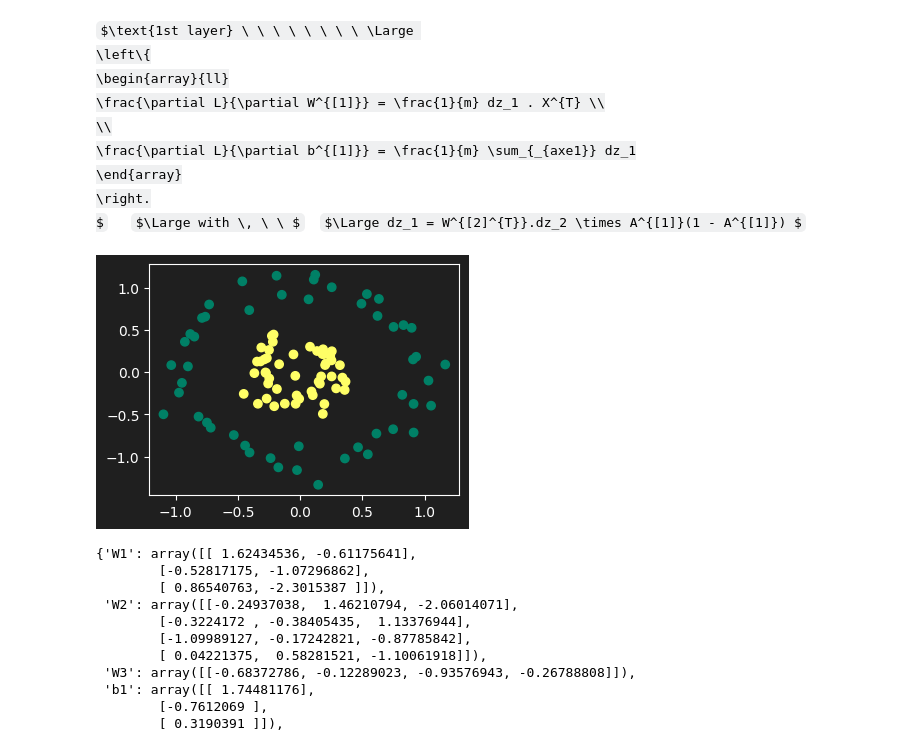
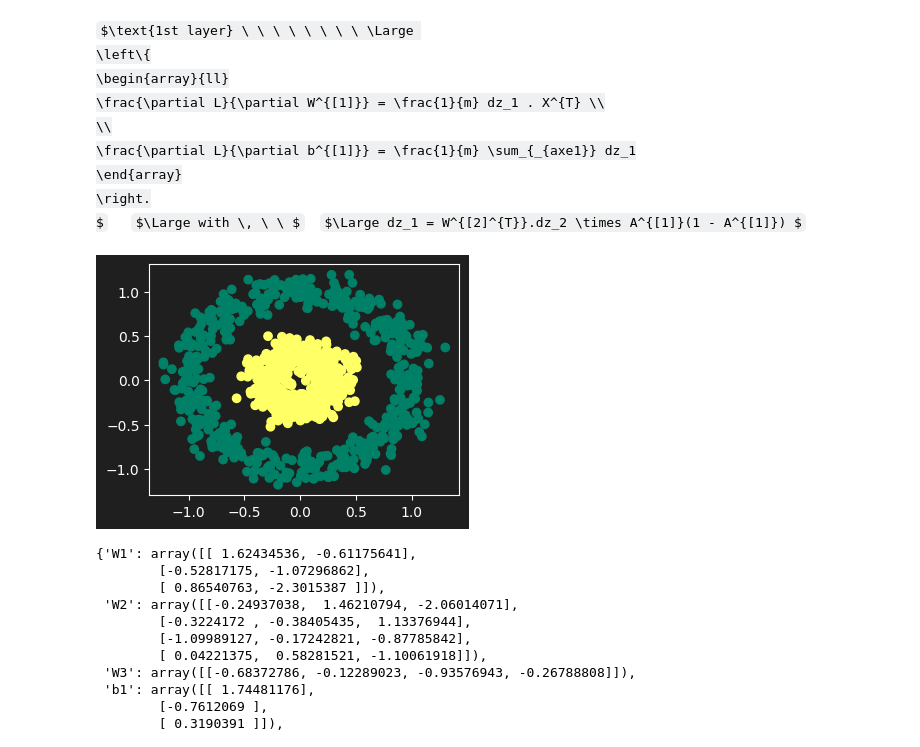
Before and after one commit to hadisql/deep_learning, a Jupyter notebook: DL_Nlayers.ipynb, the cells around one changed output. Cells and saved outputs as stored; diff of their text form; code cells hidden in the pictures; some formulas as TeX source.

```diff
--- a/DL_Nlayers.ipynb
+++ b/DL_Nlayers.ipynb
@@ -105,15 +105,15 @@ plt.rcParams.update({
     "axes.facecolor": (0.12 , 0.12, 0.12, 1),
 })
 # %%
-X, y = make_circles(n_samples=100, noise=.1, factor=.3,random_state=0)
+X, y = make_circles(n_samples=1000, noise=.1, factor=.3,random_state=0)
 X = X.T
 y = y.reshape((y.shape[0],1))
 y = y.T
 plt.figure(figsize=(4,3))
 plt.scatter(X[0,:],X[1,:],c=y, cmap='summer')
 plt.show()
 # %% [output]
-[figure, old version]
+[figure, new version]
 # %%
 def initialisation(*N_layers):
 
```
Also changed, not shown: parts of 12 cells of this notebook.
